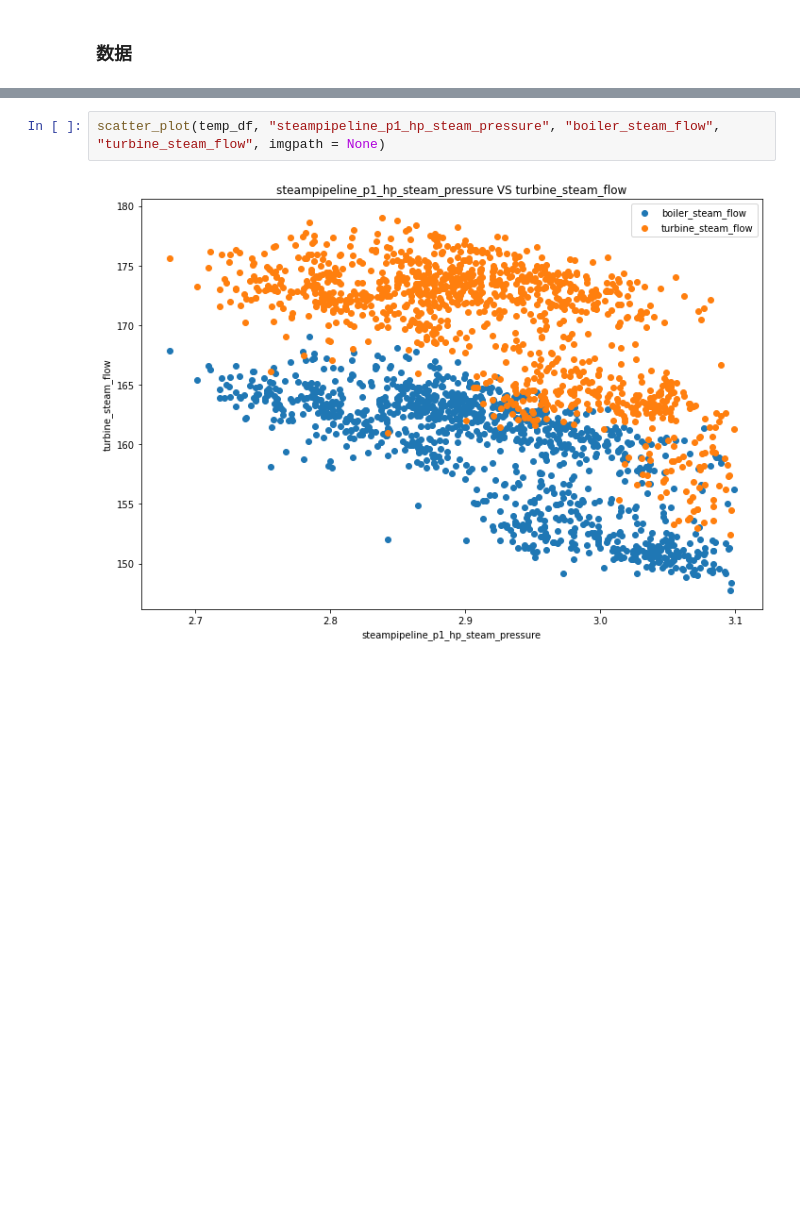
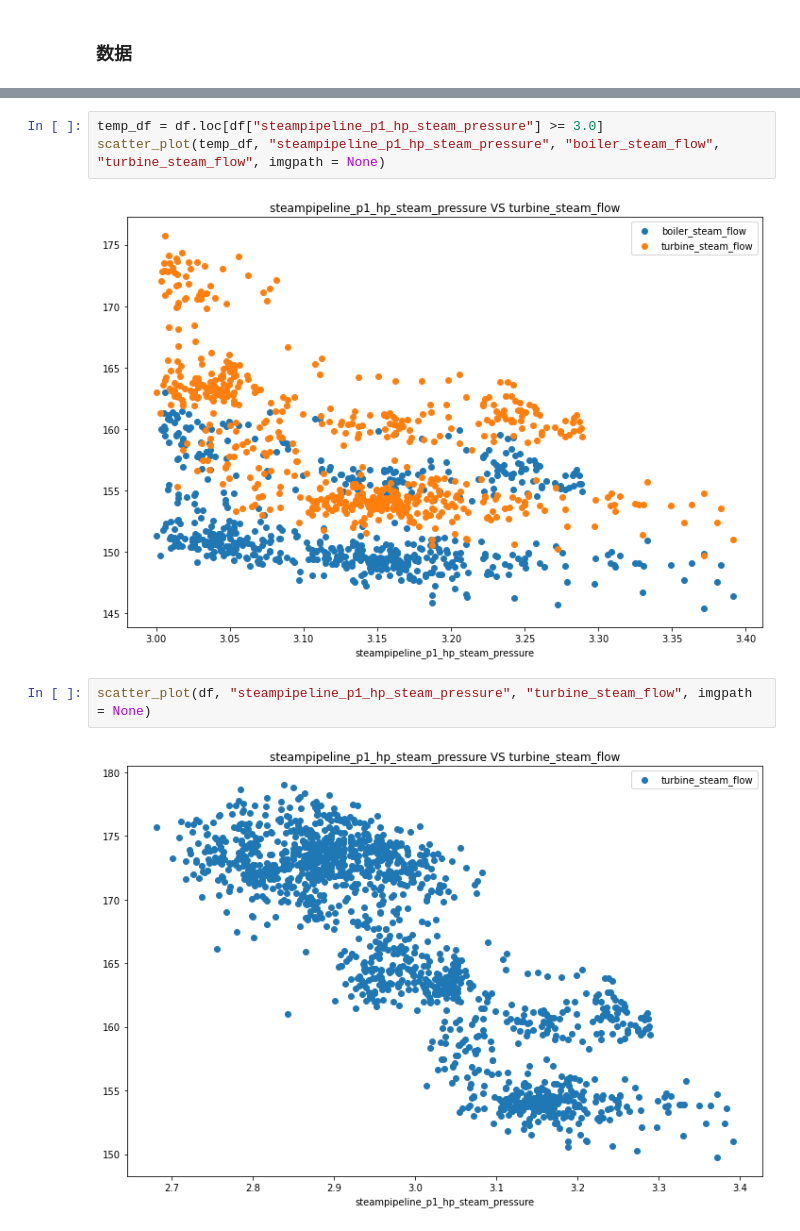
Before and after one commit to wangzhefeng/data-analysis, a Jupyter notebook: hp_steam_data/src/hp_steam_data.ipynb, the cells around one changed output, grey strips where cells are left out. Saved outputs shown, nothing was run; the diff lists cells and outputs as text; blank space fills up the shorter version.

```diff
--- a/hp_steam_data/src/hp_steam_data.ipynb
+++ b/hp_steam_data/src/hp_steam_data.ipynb
@@ -120,4 +83,9 @@ scatter_plot(temp_df, "steampipeline_p1_hp_steam_pressure", "steam_delta_boiler_
+# %%
+temp_df = df.loc[df["steampipeline_p1_hp_steam_pressure"] >= 3.0]
+scatter_plot(temp_df, "steampipeline_p1_hp_steam_pressure", "boiler_steam_flow", "turbine_steam_flow", imgpath = None)
+# %% [output]
+[figure, added]
 # %%
-scatter_plot(temp_df, "steampipeline_p1_hp_steam_pressure", "boiler_steam_flow", "turbine_steam_flow", imgpath = None)
+scatter_plot(df, "steampipeline_p1_hp_steam_pressure", "turbine_steam_flow", imgpath = None)
 # %% [output]
-[figure, old version]
+[figure, new version]
```
Also changed, not shown: parts of 19 cells of this notebook, 4 other files.
